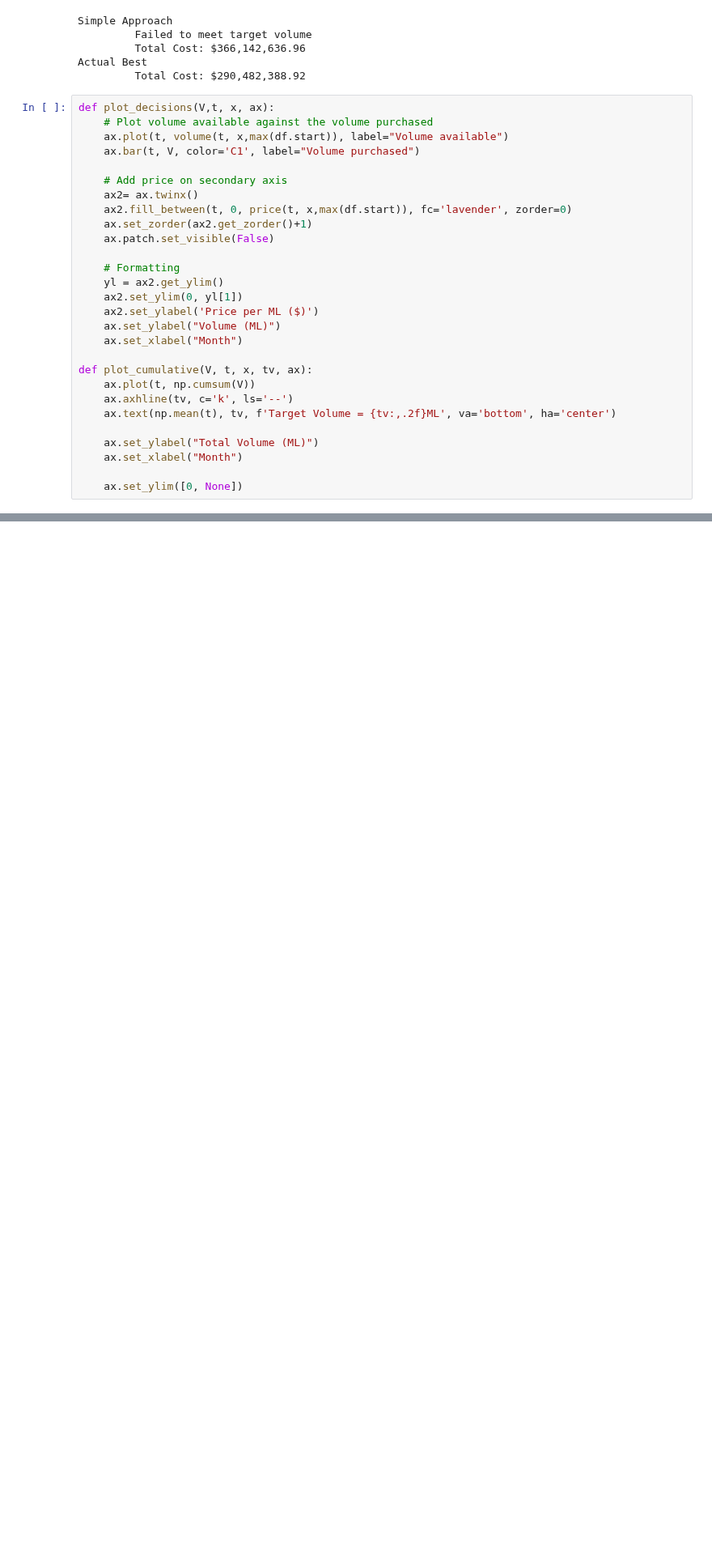
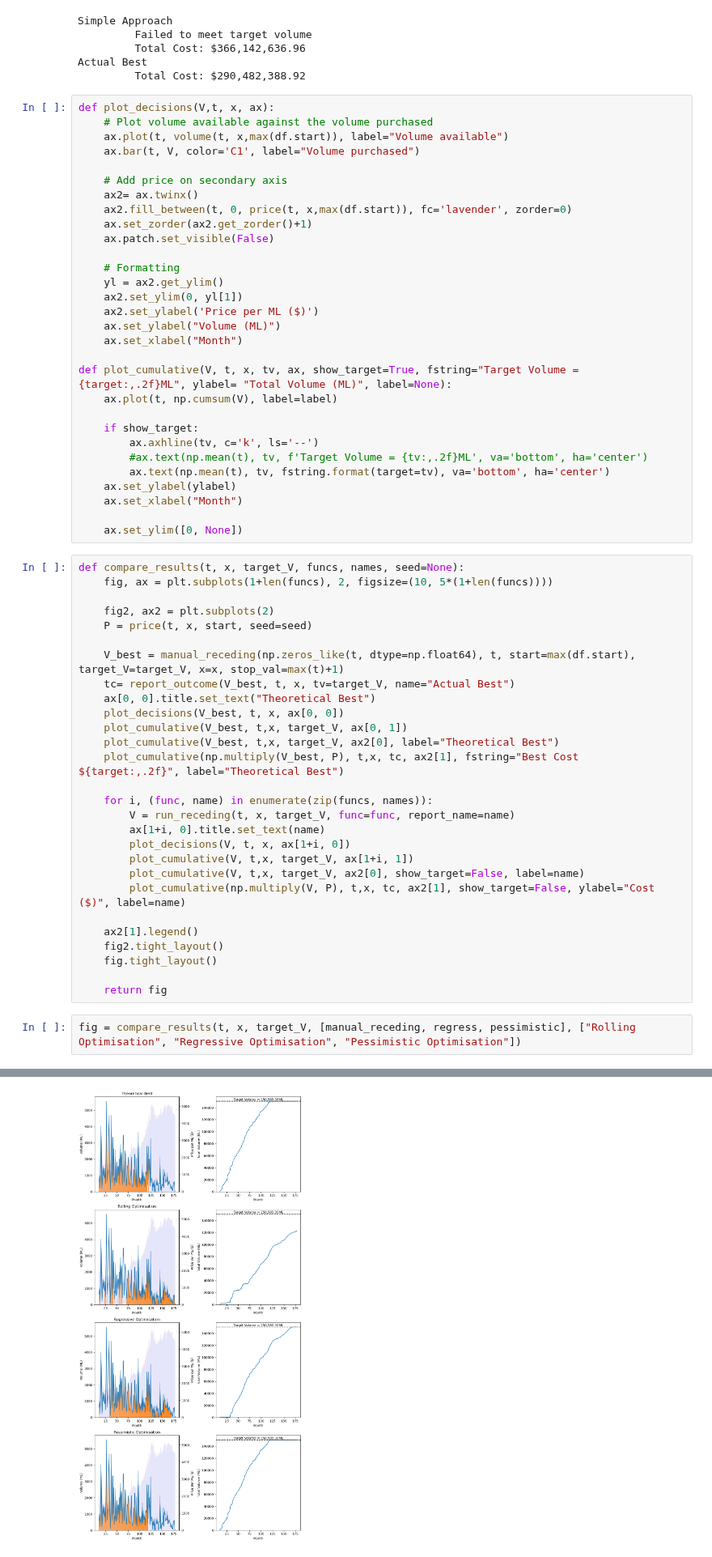
Before and after one commit to ELEN-Workshops-and-LDI/LDI-ML, a Jupyter notebook: Optimisation/RollingOptimisation.ipynb, the cells around one changed output, grey strips where cells are left out. Shown at 81% size. Cells and saved outputs as stored; diff of their text form; blank space fills up the shorter version.

Commit message:
fixed some parts of optimisation

```diff
--- a/Optimisation/RollingOptimisation.ipynb
+++ b/Optimisation/RollingOptimisation.ipynb
@@ -247,12 +258,45 @@ def plot_decisions(V,t, x, ax):
     ax.set_ylabel("Volume (ML)")
     ax.set_xlabel("Month")
 
-def plot_cumulative(V, t, x, tv, ax):
-    ax.plot(t, np.cumsum(V))
-    ax.axhline(tv, c='k', ls='--')
-    ax.text(np.mean(t), tv, f'Target Volume = {tv:,.2f}ML', va='bottom', ha='center')
+def plot_cumulative(V, t, x, tv, ax, show_target=True, fstring="Target Volume = {target:,.2f}ML", ylabel= "Total Volume (ML)", label=None):
+    ax.plot(t, np.cumsum(V), label=label)
 
-    ax.set_ylabel("Total Volume (ML)")
+    if show_target:
+        ax.axhline(tv, c='k', ls='--')
+        #ax.text(np.mean(t), tv, f'Target Volume = {tv:,.2f}ML', va='bottom', ha='center')
+        ax.text(np.mean(t), tv, fstring.format(target=tv), va='bottom', ha='center')
+    ax.set_ylabel(ylabel)
     ax.set_xlabel("Month")
 
     ax.set_ylim([0, None])
+# %%
+def compare_results(t, x, target_V, funcs, names, seed=None):
+    fig, ax = plt.subplots(1+len(funcs), 2, figsize=(10, 5*(1+len(funcs))))
+
+    fig2, ax2 = plt.subplots(2)
+    P = price(t, x, start, seed=seed)
+
+    V_best = manual_receding(np.zeros_like(t, dtype=np.float64), t, start=max(df.start), target_V=target_V, x=x, stop_val=max(t)+1)
+    tc= report_outcome(V_best, t, x, tv=target_V, name="Actual Best")
+    ax[0, 0].title.set_text("Theoretical Best")
+    plot_decisions(V_best, t, x, ax[0, 0])
+    plot_cumulative(V_best, t,x, target_V, ax[0, 1])
+    plot_cumulative(V_best, t,x, target_V, ax2[0], label="Theoretical Best")
+    plot_cumulative(np.multiply(V_best, P), t,x, tc, ax2[1], fstring="Best Cost ${target:,.2f}", label="Theoretical Best")
+
+    for i, (func, name) in enumerate(zip(funcs, names)):
+        V = run_receding(t, x, target_V, func=func, report_name=name)
+        ax[1+i, 0].title.set_text(name)
+        plot_decisions(V, t, x, ax[1+i, 0])
+        plot_cumulative(V, t,x, target_V, ax[1+i, 1])
+        plot_cumulative(V, t,x, target_V, ax2[0], show_target=False, label=name)
+        plot_cumulative(np.multiply(V, P), t,x, tc, ax2[1], show_target=False, ylabel="Cost ($)", label=name)
+
+    ax2[1].legend()
+    fig2.tight_layout()
+    fig.tight_layout()
+
+    return fig
+# %%
+fig = compare_results(t, x, target_V, [manual_receding, regress, pessimistic], ["Rolling Optimisation", "Regressive Optimisation", "Pessimistic Optimisation"])
+# %% [output]
@@ -258,0 +312 @@ def plot_cumulative(V, t, x, tv, ax):
+[figure, added]
```
Also changed, not shown: parts of 5 cells of this notebook, 1 other file.
